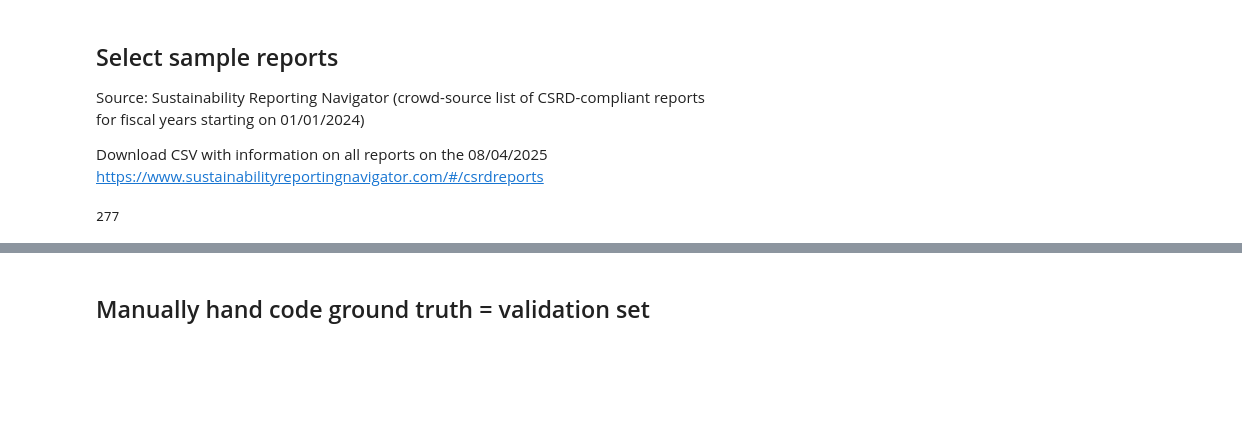
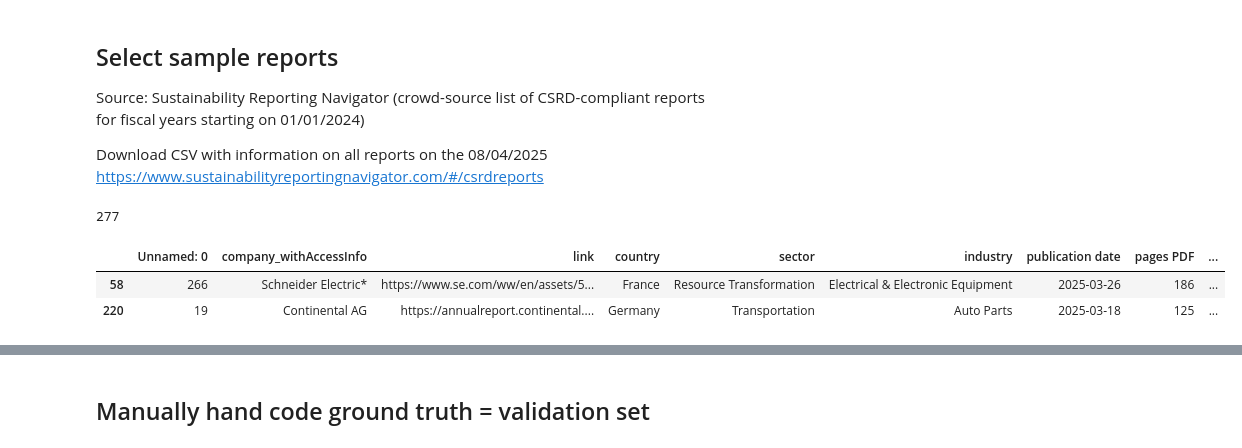
Before and after one commit to JulianaTonn/esrs-disclosure-analysis, a Jupyter notebook: exploration/performance_testing.ipynb, the cells around one changed output, grey strips where cells are left out. Drawn from its saved outputs; the diff is of its cells as text; code cells hidden in the pictures; blank space fills up the shorter version.

```diff
--- a/exploration/performance_testing.ipynb
+++ b/exploration/performance_testing.ipynb
@@ -58,3 +76,11 @@ reports_24 = pd.read_csv('esg_reports_2024.csv')
 print(len(reports_24))
 # %% [output]
 277
+# %%
+# selct companies "continental AG" and "schneider electric*"
+sample = reports_24[reports_24['company_withAccessInfo'].isin(['Continental AG', 'Schneider Electric*'])]
+sample.head()
+# %% [output]
+|  | Unnamed: 0 | company_withAccessInfo | link | country | sector | industry | publication date | pages PDF | ... |
+| 58 | 266 | Schneider Electric* | https://www.se.com/ww/en/assets/5... | France | Resource Transformation | Electrical & Electronic Equipment | 2025-03-26 | 186 | ... |
+| 220 | 19 | Continental AG | https://annualreport.continental.... | Germany | Transportation | Auto Parts | 2025-03-18 | 125 | ... |
```
Also changed, not shown: parts of 37 cells of this notebook, 3 other files.
